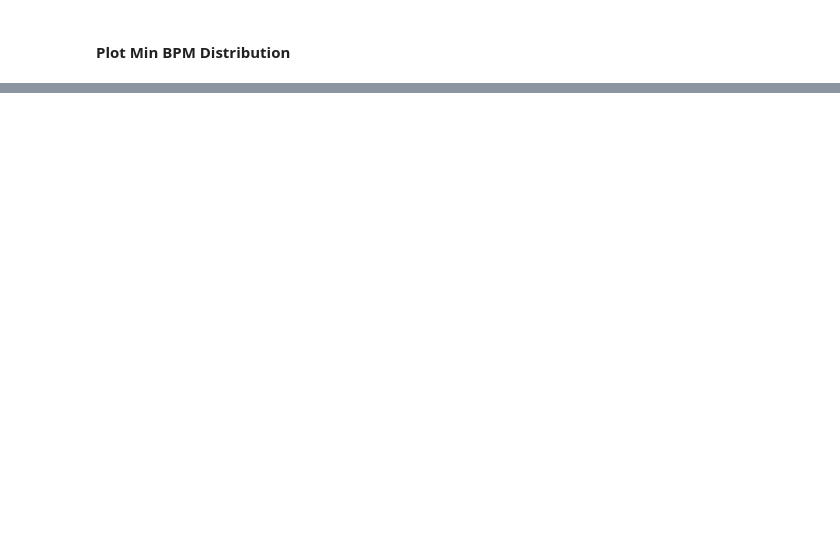
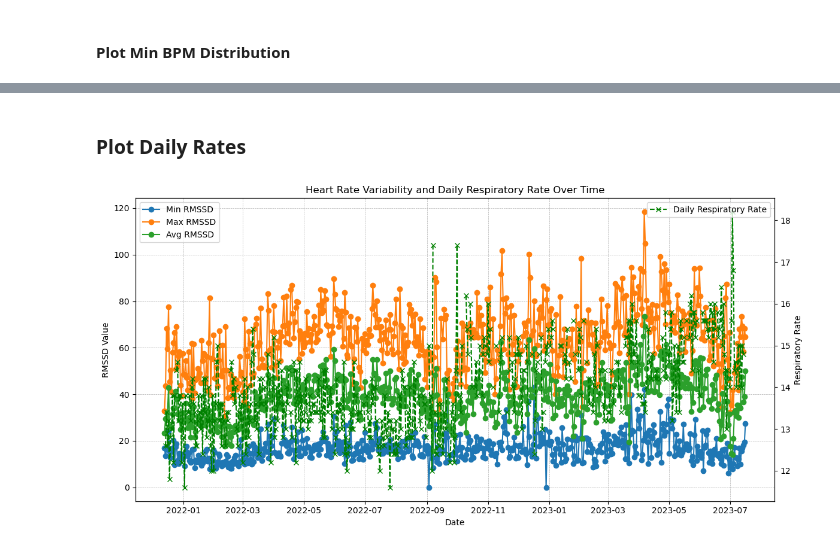
Before and after one commit to schbz/FitbitEDA, a Jupyter notebook: DataAnalysis.ipynb, the cells around one changed output, grey strips where cells are left out. Saved outputs shown, nothing was run; the diff lists cells and outputs as text; code cells hidden in the pictures; blank space fills up the shorter version.

```diff
--- a/DataAnalysis.ipynb
+++ b/DataAnalysis.ipynb
@@ -150,0 +212,38 @@ plt.show()
+# %% [markdown]
+### Plot Daily Rates
+# %%
+import pandas as pd
+import matplotlib.pyplot as plt
+
+# Step 1: Read the data from the CSV file into a DataFrame
+file_path = './output/DailyRates.csv'
+df = pd.read_csv(file_path)
+
+# Step 2: Convert the 'date' column to datetime
+df['date'] = pd.to_datetime(df['date'])
+
+# Step 3: Plot the data
+fig, ax1 = plt.subplots(figsize=(12, 6))
+
+# Plot RMSSD data on the primary y-axis
+ax1.plot(df['date'], df['min_rmssd'], label='Min RMSSD', marker='o')
+ax1.plot(df['date'][df['max_rmssd'] <= 150], df['max_rmssd'][df['max_rmssd'] <= 150], label='Max RMSSD', marker='o')
+ax1.plot(df['date'], df['avg_rmssd'], label='Avg RMSSD', marker='o')
+ax1.set_xlabel('Date')
+ax1.set_ylabel('RMSSD Value')
+ax1.legend(loc='upper left')
+ax1.grid(True, which='both', linestyle='--', linewidth=0.5)
+
+# Create a secondary y-axis for the daily_respiratory_rate
+ax2 = ax1.twinx()
+ax2.plot(df['date'], df['daily_respiratory_rate'], label='Daily Respiratory Rate', linestyle='--', marker='x', color='green')
+ax2.set_ylabel('Respiratory Rate')
+ax2.legend(loc='upper right')
+
+plt.title('Heart Rate Variability and Daily Respiratory Rate Over Time')
+plt.tight_layout()
+
+# Show the plot
+plt.show()
+# %% [output]
+[figure, added]
```
Also changed, not shown: parts of 11 cells of this notebook, 1 other file.
